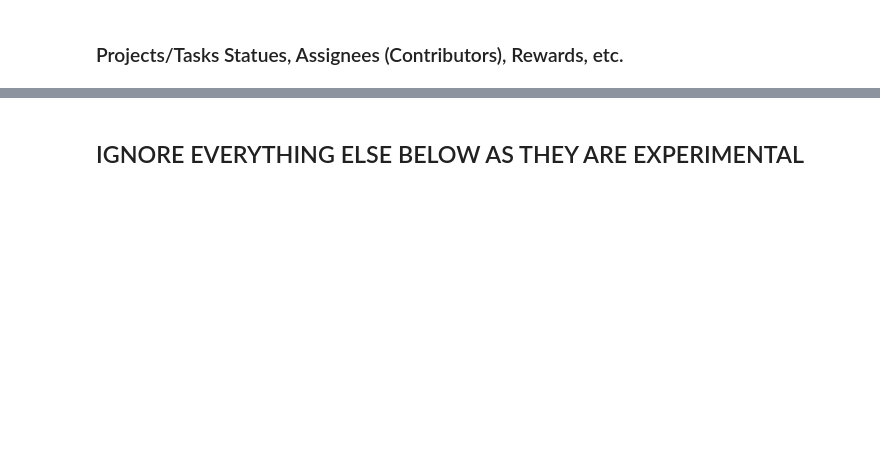
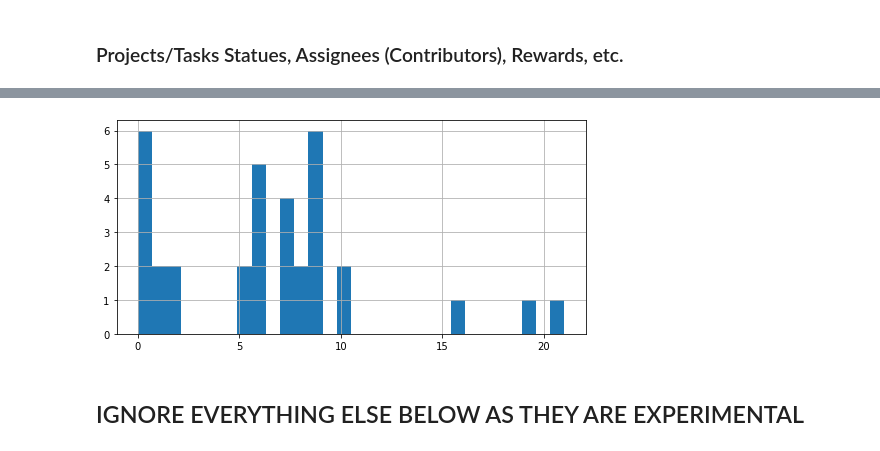
Before and after one commit to kimsammie/DeWork, a Jupyter notebook: dework.ipynb, the cells around one changed output, grey strips where cells are left out. Saved outputs shown, nothing was run; the diff lists cells and outputs as text; code cells hidden in the pictures; blank space fills up the shorter version.

```diff
--- a/dework.ipynb
+++ b/dework.ipynb
@@ -292,3 +456,8 @@ number of tasks in project : 0
+# %%
+df_complete['time_to_completion'].hist(bins=30)
+plt.show()
+# %% [output]
+[figure, added]
 # %% [markdown]
 ## IGNORE EVERYTHING ELSE BELOW AS THEY ARE EXPERIMENTAL
 # %%
```
Also changed, not shown: parts of 22 cells of this notebook.
